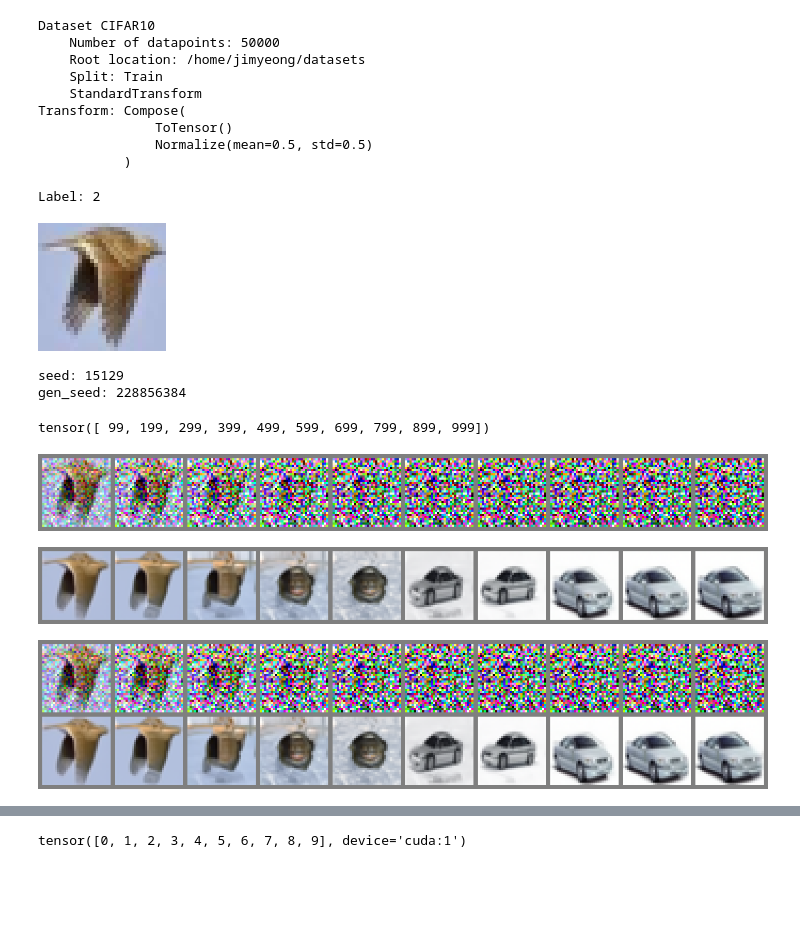
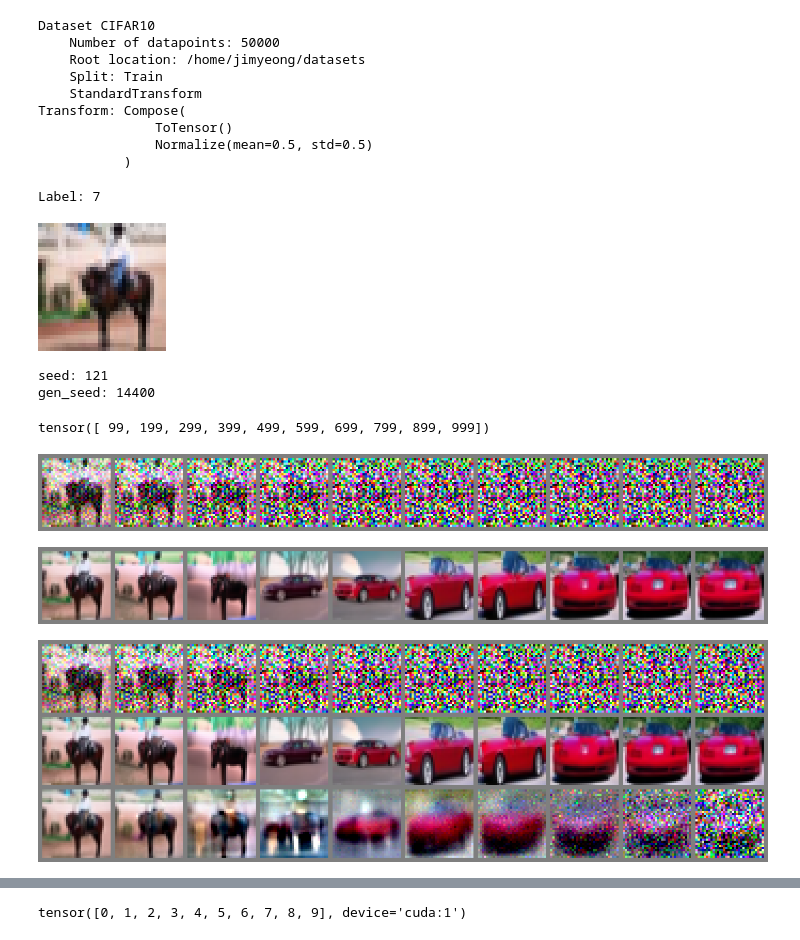
Before and after one commit to Thxios/diffusion-models, a Jupyter notebook: notebooks/interpolate.ipynb, the cells around one changed output, grey strips where cells are left out. Cells and saved outputs as stored; diff of their text form; code cells hidden in the pictures; blank space fills up the shorter version.

```diff
--- a/notebooks/interpolate.ipynb
+++ b/notebooks/interpolate.ipynb
@@ -200,7 +200,8 @@ class CustomDDIMSampler(BaseSampler):
             self,
             z: torch.Tensor, scheduler, pred_fn,
             initial_timestep=None,
-            gen=None
+            gen=None,
+            return_x0_preds=False,
     ):
 
         t_steps = torch.linspace(
@@ -215,6 +216,7 @@ class CustomDDIMSampler(BaseSampler):
             t_steps = t_steps[idx:]
 
         iterator = self.prepare_iterator(range(len(t_steps)))
+        x0_preds = []
         for i in iterator:
             eps_pred = pred_fn(z, t_steps[i].repeat(z.size(0)))
             t = scheduler.get_schedule(t_steps[i])
@@ -224,6 +226,8 @@ class CustomDDIMSampler(BaseSampler):
             x0_pred = (z - sigma_t_ * eps_pred) / alpha_t_
             if self.clip_latent:
                 x0_pred = torch.clip(x0_pred, -1, 1)
+            if return_x0_preds:
+                x0_preds.append(x0_pred.cpu())
 
             if i < len(t_steps) - 1:
                 t_prime = scheduler.get_schedule(t_steps[i + 1])
@@ -235,6 +239,8 @@ class CustomDDIMSampler(BaseSampler):
             else:
                 z = x0_pred
 
+        if return_x0_preds:
+            return z, x0_preds
         return z
 class CustomDDPMSampler(BaseSampler):
     @torch.no_grad()
@@ -297,13 +303,13 @@ Transform: Compose(
                Normalize(mean=0.5, std=0.5)
            )
 # %%
-sample_idx = 123
+sample_idx = 11
 sample_x, sample_y = ds[sample_idx]
 print(f"Label: {sample_y}")
 tensor2image(sample_x, resize_factor=4)
 # %% [output]
-Label: 2
+Label: 7
-[figure, old version]
+[figure, new version]
 # %%
 noise_seed = (sample_idx ** 2)%(2**32)
 gen_seed = ((noise_seed-1)**2)%(2**32)
@@ -317,36 +323,39 @@ n_perturb_steps = 10
 perturb_steps = torch.linspace(0, scheduler.n_steps-1, steps=n_perturb_steps+1, dtype=torch.int64)[1:]
 perturb_steps
 # %% [output]
-seed: 15129
-gen_seed: 228856384
+seed: 121
+gen_seed: 14400
 tensor([ 99, 199, 299, 399, 499, 599, 699, 799, 899, 999])
 # %%
 perturbed = sample_x.unsqueeze(0).repeat_interleave(n_perturb_steps, dim=0)
 perturbed = scheduler.diffuse(perturbed, perturb_steps, noise)
 tensor2image(make_grid(perturbed.cpu(), nrow=n_perturb_steps), resize_factor=4)
 # %% [output]
-[figure, old version]
+[figure, new version]
 # %%
 target_cls = 1
+guidance_scale = 5.0
 # pred_fn = model.get_pred_fn(cond=torch.tensor([target_cls], device=device))
-pred_fn = model.get_pred_fn(cond=torch.tensor([target_cls], device=device), guidance_scale=1.0)
+pred_fn = model.get_pred_fn(cond=torch.tensor([target_cls], device=device), guidance_scale=guidance_scale)
 rets = []
+x0_preds = []
 gen = torch.Generator(device=device).manual_seed(gen_seed)
 for i, step in enumerate(perturb_steps):
     perturbed_x = perturbed[i].unsqueeze(0).to(device)
-    # with torch.autocast(device_type=device.type, dtype=torch.bfloat16):
     with infer_ctx:
-        ret = sampler.sample(perturbed_x, scheduler, pred_fn, initial_timestep=step, gen=gen)
+        # ret = sampler.sample(perturbed_x, scheduler, pred_fn, initial_timestep=step, gen=gen)
+        ret, x0_pred = sampler.sample(perturbed_x, scheduler, pred_fn, initial_timestep=step, gen=gen, return_x0_preds=True)
     rets.append(ret[0].cpu())
+    x0_preds.append(x0_pred[0])
 img = tensor2image(make_grid(rets, nrow=n_perturb_steps), resize_factor=4)
 display(img)
 # %% [output]
-[figure, old version]
+[figure, new version]
 # %%
-tmp = torch.cat([perturbed, torch.stack(rets, dim=0)], dim=0)
+tmp = torch.cat([perturbed, torch.stack(rets, dim=0), torch.cat(x0_preds, dim=0)], dim=0)
 img = tensor2image(make_grid(tmp, nrow=n_perturb_steps), resize_factor=4)
 display(img)
 if save_image:
-    img.save(os.path.join(image_save_dir, f'{dataset_type}_idx{sample_idx}_{sample_y}to{target_cls}_{sampler_type}{sampler.n_steps}.png'))
+    img.save(os.path.join(image_save_dir, f'{dataset_type}_idx{sample_idx}_{sample_y}to{target_cls}_{sampler_type}{sampler.n_steps}_{guidance_scale:.1f}.png'))
 # %% [output]
-[figure, old version]
+[figure, new version]
```
Also changed, not shown: parts of 5 cells of this notebook, 4 other files.
